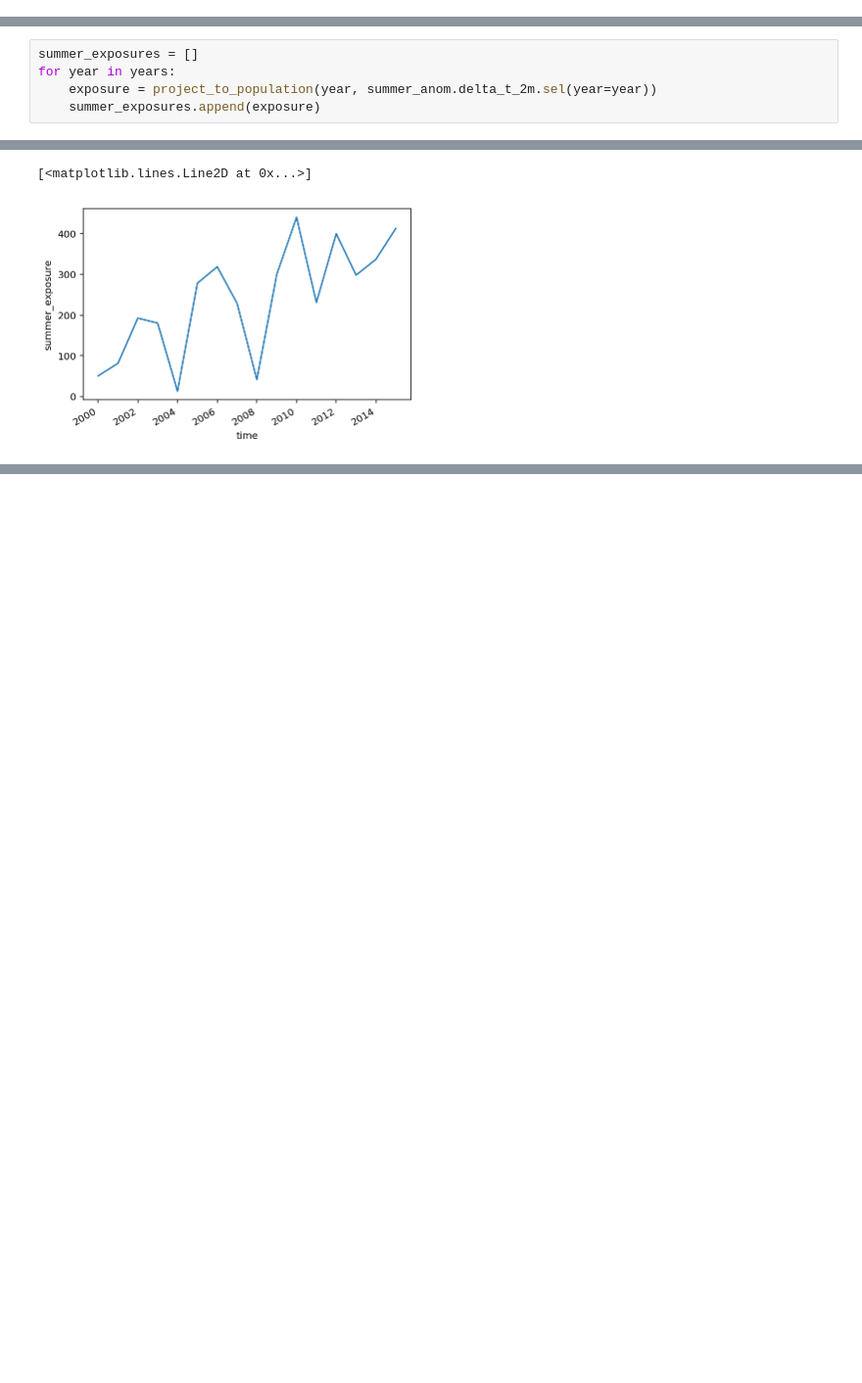
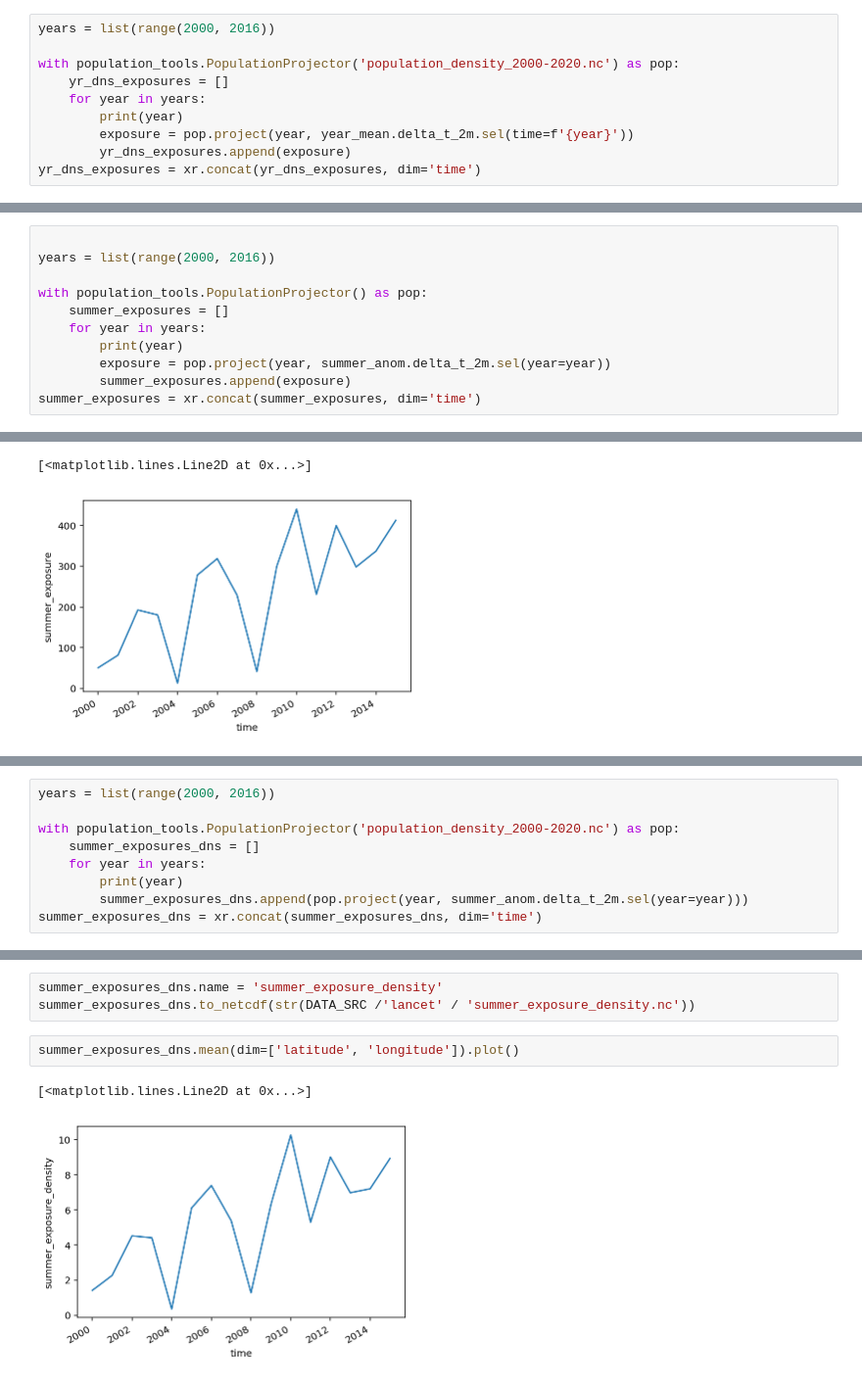
Before and after one commit to mangecoeur/health-climate-exposure, a Jupyter notebook: Temperature change exposure ERA.ipynb, the cells around one changed output, grey strips where cells are left out. Shown: that part at 98% size. Drawn from its saved outputs; the diff is of its cells as text; blank space fills up the shorter version.

Commit message:
basic temperature exposure indicators

```diff
--- a/Temperature change exposure ERA.ipynb
+++ b/Temperature change exposure ERA.ipynb
@@ -213,0 +154,10 @@ with rasterio.open(str(DATA_SRC / 'lancet' / f'dt_exposure_mean_{year}.tif'),
+# %%
+years = list(range(2000, 2016))
+
+with population_tools.PopulationProjector('population_density_2000-2020.nc') as pop:
+    yr_dns_exposures = []
+    for year in years:
+        print(year)
+        exposure = pop.project(year, year_mean.delta_t_2m.sel(time=f'{year}'))
+        yr_dns_exposures.append(exposure)
+yr_dns_exposures = xr.concat(yr_dns_exposures, dim='time')
@@ -246,10 +211,16 @@ summer_anom.delta_t_2m.mean(dim=['latitude', 'longitude']).plot()
 [<matplotlib.lines.Line2D at 0x...>]
 [figure]
 # %%
-summer_exposures = []
-for year in years:
-    exposure = project_to_population(year, summer_anom.delta_t_2m.sel(year=year))
-    summer_exposures.append(exposure)
+
+years = list(range(2000, 2016))
+
+with population_tools.PopulationProjector() as pop:
+    summer_exposures = []
+    for year in years:
+        print(year)
+        exposure = pop.project(year, summer_anom.delta_t_2m.sel(year=year))
+        summer_exposures.append(exposure)
+summer_exposures = xr.concat(summer_exposures, dim='time')
 # %% [output]
 2000
 2000
@@ -304,0 +252,9 @@ array([ nan,  nan,  nan,  nan,  nan,  nan,  nan,  nan,  nan,  nan])
+# %%
+years = list(range(2000, 2016))
+
+with population_tools.PopulationProjector('population_density_2000-2020.nc') as pop:
+    summer_exposures_dns = []
+    for year in years:
+        print(year)
+        summer_exposures_dns.append(pop.project(year, summer_anom.delta_t_2m.sel(year=year)))
+summer_exposures_dns = xr.concat(summer_exposures_dns, dim='time')
@@ -304,0 +278,8 @@ array([ nan,  nan,  nan,  nan,  nan,  nan,  nan,  nan,  nan,  nan])
+# %%
+summer_exposures_dns.name = 'summer_exposure_density'
+summer_exposures_dns.to_netcdf(str(DATA_SRC /'lancet' / 'summer_exposure_density.nc'))
+# %%
+summer_exposures_dns.mean(dim=['latitude', 'longitude']).plot()
+# %% [output]
+[<matplotlib.lines.Line2D at 0x...>]
+[figure, added]
```
Also changed, not shown: parts of 15 cells of this notebook, 10 other files.
